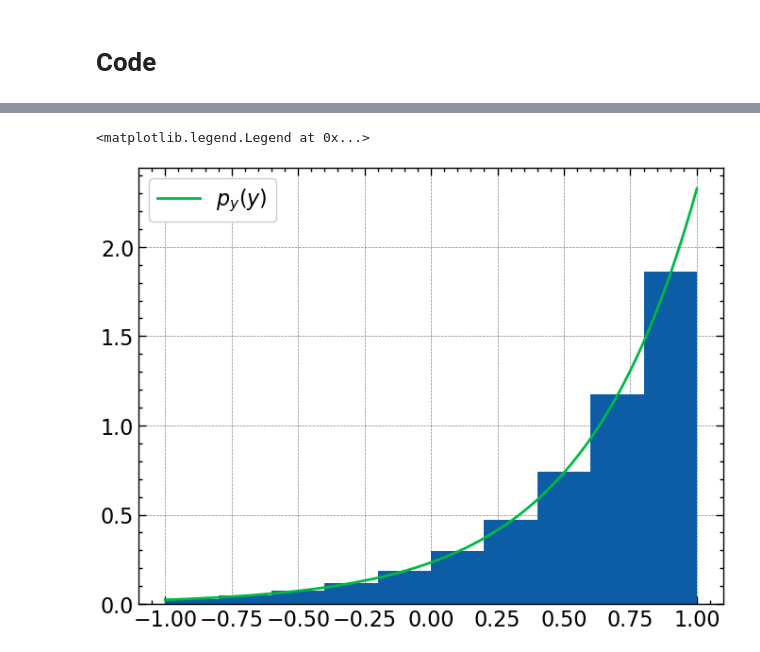
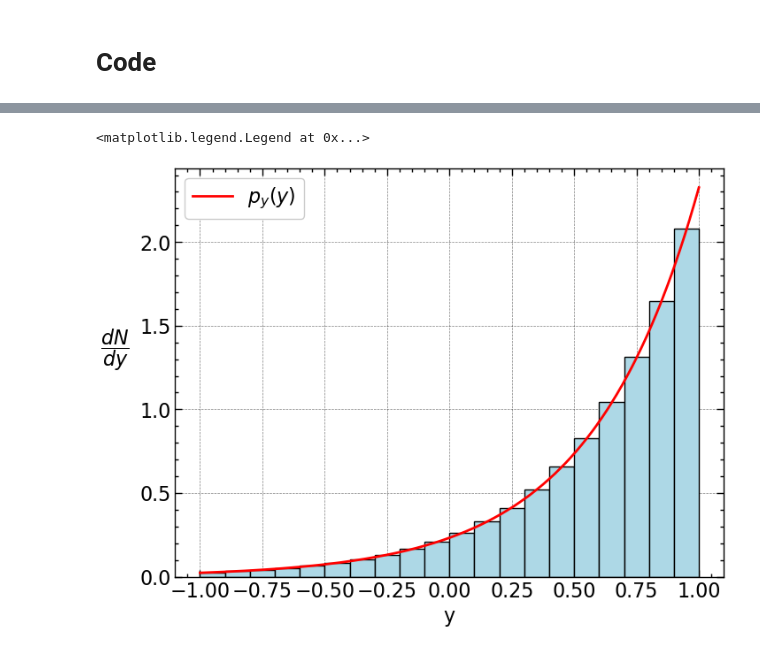
Before and after one commit to M-Bianchi/astrostatistics_bicocca_2024, a Jupyter notebook: working/W02_pdf_of_the_log.ipynb, the cells around one changed output, grey strips where cells are left out. Cells and saved outputs as stored; diff of their text form; code cells hidden in the pictures.

```diff
--- a/working/W02_pdf_of_the_log.ipynb
+++ b/working/W02_pdf_of_the_log.ipynb
@@ -61,14 +55,16 @@ $$
 # %% [markdown]
 In this case: $p_y(y) = \dfrac{d(10^y)}{dy} \times p_x(10^y) = \ln(10) \times 10^y \times p_x(10^y) = \ln(10) \times 10^y \times \dfrac{1}{10 - 0.1} = \dfrac{\ln(10)}{9.9} \times 10^y$
 # %%
-plt.hist(y, density=True)
+plt.hist(y, bins=20, density=True, color='lightblue', edgecolor='black')
 
 y_dense = np.linspace(np.min(y), np.max(y), 1000)
-plt.plot(y_dense, (np.log(10)/9.9)*(10**y_dense), label='$p_y(y)$')
+plt.plot(y_dense, (np.log(10)/9.9)*(10**y_dense), c='red', label='$p_y(y)$')
+plt.xlabel('y')
+plt.ylabel('$\\dfrac{dN}{dy}$', rotation=0, labelpad=20)
 plt.legend()
 # %% [output]
 <matplotlib.legend.Legend at 0x...>
-[figure, old version]
+[figure, new version]
 # %%
 log10_x_mean = np.log10(np.mean(x))
 y_mean = np.mean(y)
```
Also changed, not shown: parts of 5 cells of this notebook.
